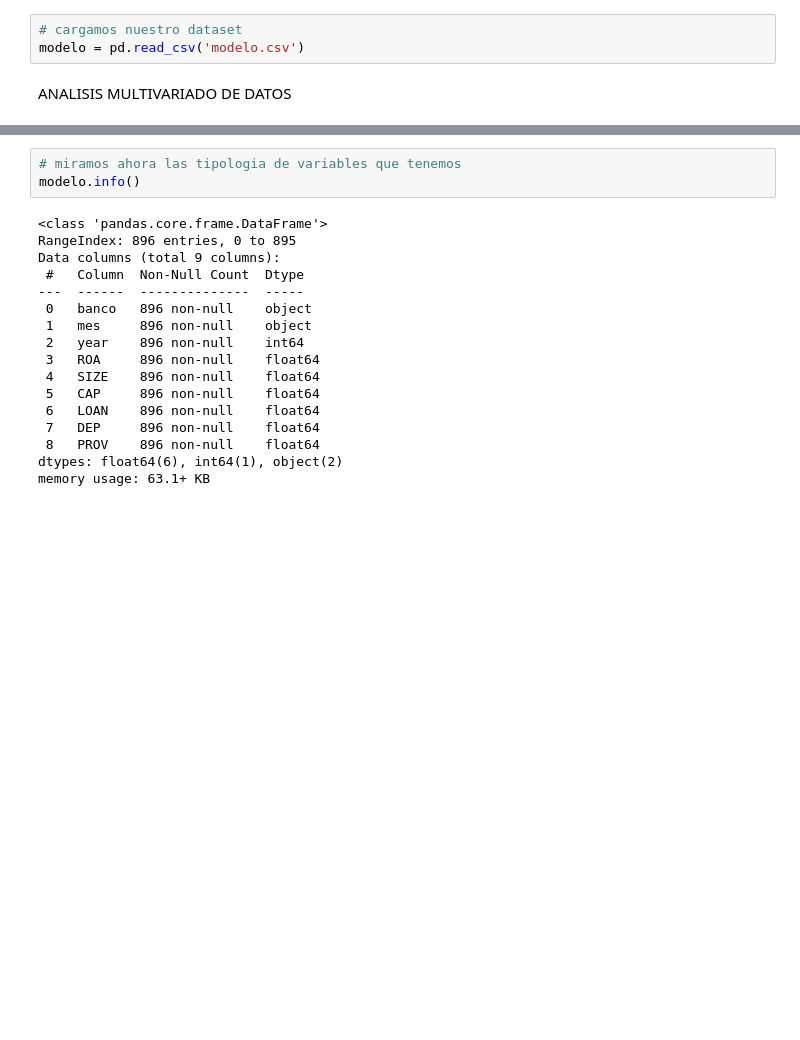
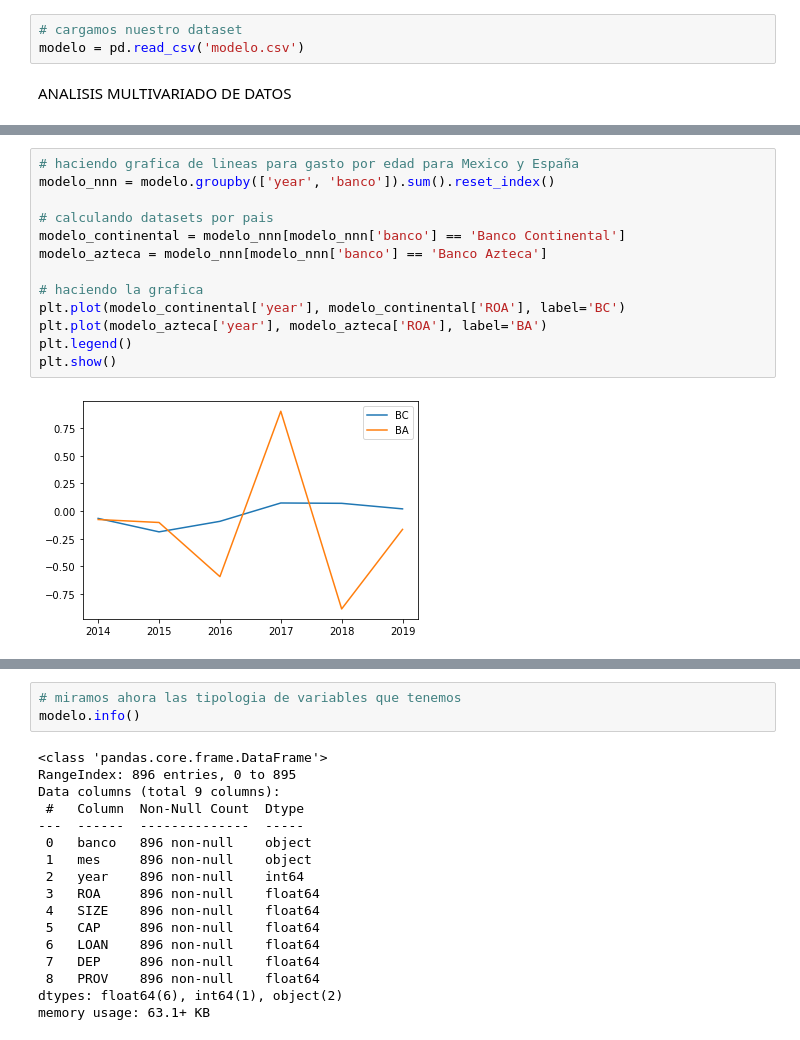
Before and after one commit to JeancarloGeldres/Analysis-Factors-Interns-, a Jupyter notebook: data/ANALYSIS FACTORS.ipynb, the cells around one changed output, grey strips where cells are left out. Drawn from its saved outputs; the diff is of its cells as text; blank space fills up the shorter version.

```diff
--- a/data/ANALYSIS FACTORS.ipynb
+++ b/data/ANALYSIS FACTORS.ipynb
@@ -22,0 +30,15 @@ modelo.head()
+# %%
+# haciendo grafica de lineas para gasto por edad para Mexico y España
+modelo_nnn = modelo.groupby(['year', 'banco']).sum().reset_index()
+
+# calculando datasets por pais
+modelo_continental = modelo_nnn[modelo_nnn['banco'] == 'Banco Continental']
+modelo_azteca = modelo_nnn[modelo_nnn['banco'] == 'Banco Azteca']
+
+# haciendo la grafica
+plt.plot(modelo_continental['year'], modelo_continental['ROA'], label='BC')
+plt.plot(modelo_azteca['year'], modelo_azteca['ROA'], label='BA')
+plt.legend()
+plt.show()
+# %% [output]
+[figure, added]
```
Also changed, not shown: parts of 4 cells of this notebook, 8 other files.
